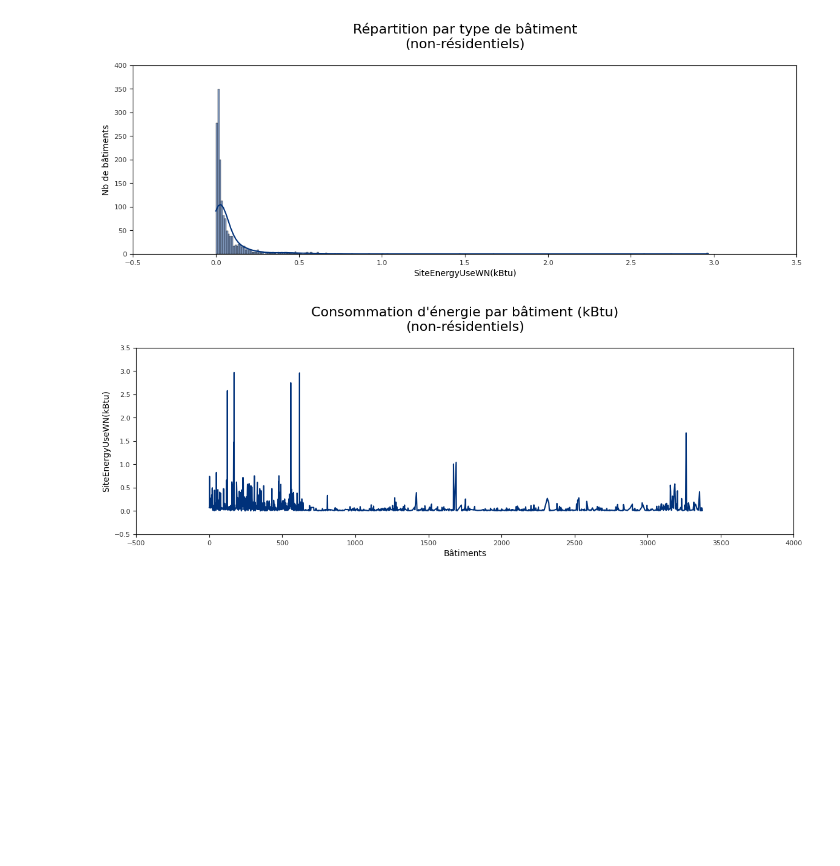
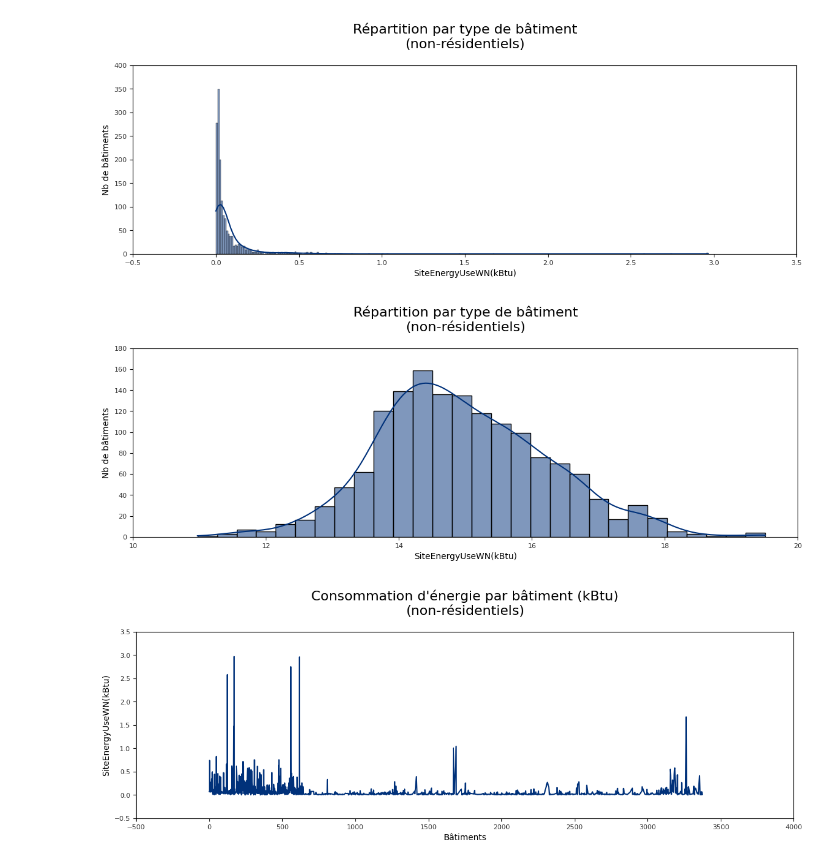
Before and after one commit to RR-DataSciences/P4_Anticipez_Les_Besoins_En_Consommation_De_B-timents, a Jupyter notebook: P4_Nettoyage.ipynb, the cells around one changed output. Drawn from its saved outputs; the diff is of its cells as text; code cells hidden in the pictures; blank space fills up the shorter version.

```diff
--- a/P4_Nettoyage.ipynb
+++ b/P4_Nettoyage.ipynb
@@ -319,6 +320,24 @@ plt.ylabel("Nb de bâtiments",color='#000', fontsize=10)
 plt.show()
 # %% [output]
 [figure]
+# %%
+# Observation of zero values (average per column)
+plt.figure(figsize=(14,4))
+ax = sns.histplot(np.log(df["SiteEnergyUseWN(kBtu)"]), kde=True, color="#00317a")
+plt.title("Répartition par type de bâtiment\n(non-résidentiels)",pad=20,color="#000",fontsize=16)
+
+# Specifies the location of x-axis labels
+ax.set_xticks(ax.get_xticks())
+ax.set_xticklabels(ax.get_xticklabels(), color='#333', fontsize=8)
+# Specifies the location of y-axis labels
+ax.set_yticks(ax.get_yticks())
+ax.set_yticklabels(ax.get_yticklabels(), color='#333', fontsize=8)
+# Customise x and y axis labels
+plt.xlabel("SiteEnergyUseWN(kBtu)",color='#000', fontsize=10)
+plt.ylabel("Nb de bâtiments",color='#000', fontsize=10)
+plt.show()
+# %% [output]
+[figure, added]
 # %%
 # Observation of zero values (average per column)
 plt.figure(figsize=(14,4))
```
Also changed, not shown: parts of 32 cells of this notebook, 3 other files.
